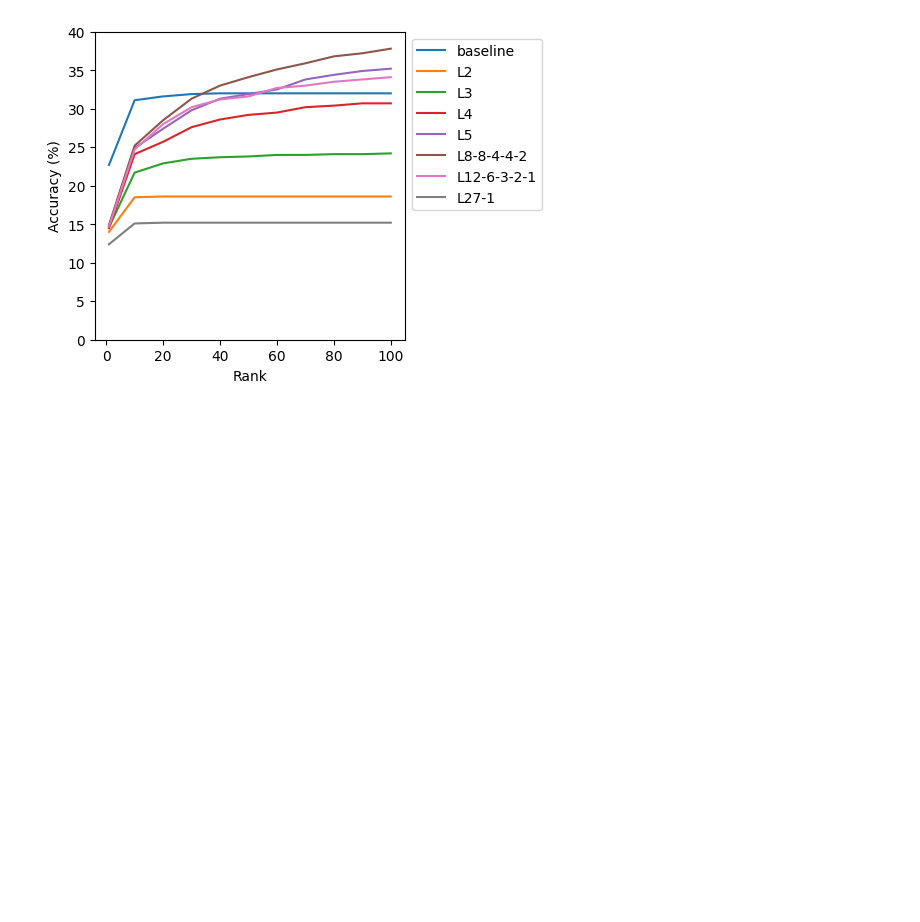
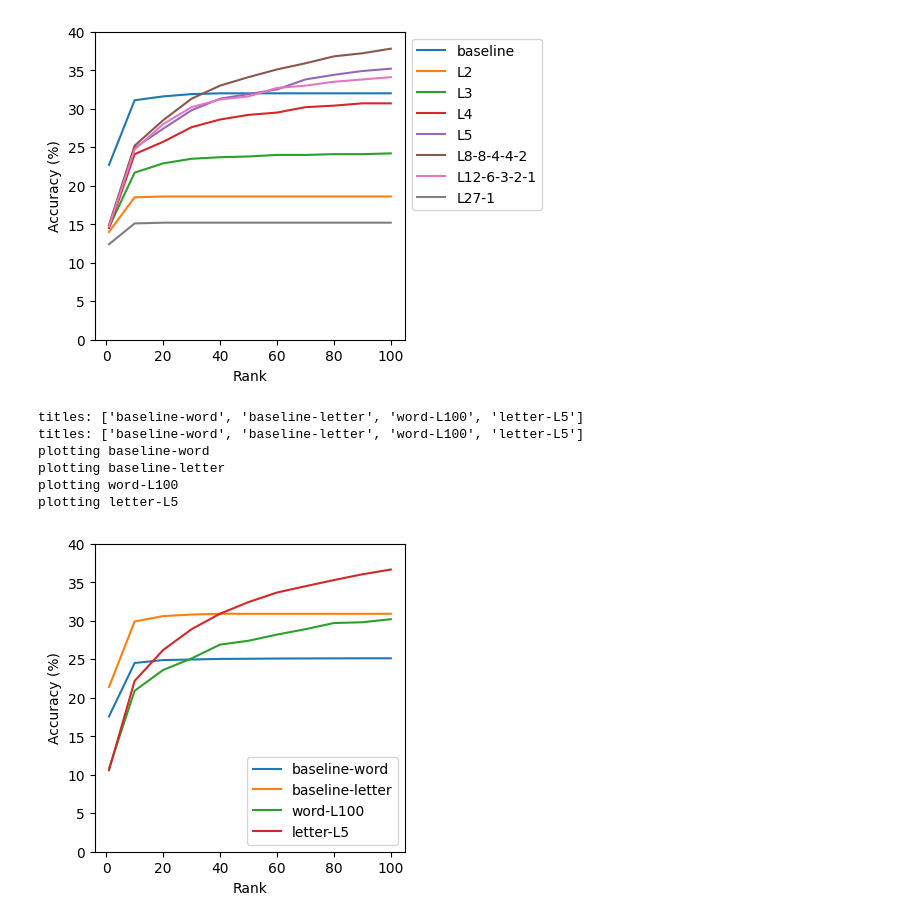
Before and after one commit to mike10004/csgy6953-fp1, a Jupyter notebook: dlfp/nb/figures.ipynb, the cells around one changed output. Cells and saved outputs as stored; diff of their text form; code cells hidden in the pictures; blank space fills up the shorter version.

Commit message:
report: add results

```diff
--- a/dlfp/nb/figures.ipynb
+++ b/dlfp/nb/figures.ipynb
@@ -182,7 +182,7 @@ class AccuracyLine(NamedTuple):
     title: str
     accuracies: dict[int, float]
 
-def parse_files(accuracy_file: Path, baseline_attempts_file: Path) -> list[AccuracyLine]:
+def parse_files(accuracy_file: Path, baseline_attempts_files: dict[str, Path]) -> list[AccuracyLine]:
     lines = []
     with open(accuracy_file, "r") as ifile:
         reader = csv.DictReader(ifile)
@@ -193,12 +193,21 @@ def parse_files(accuracy_file: Path, baseline_attempts_file: Path) -> list[Accur
             strat = row[STRAT_COL]
             accs = {int(rank):float(row[str(rank)]) for rank in ranks}
             lines.append(AccuracyLine(strat, accs))
-    baseline_result = measure_accuracy(baseline_attempts_file, ranks=ranks)
-    baseline = AccuracyLine("baseline", {rank:(baseline_result.rank_acc_count[rank] / baseline_result.attempt_count) for rank in ranks})
-    lines = [baseline] + lines
+    baselines = []
+    for baseline_name, baseline_attempts_file in baseline_attempts_files.items():
+        baseline_result = measure_accuracy(baseline_attempts_file, ranks=ranks)
+        baseline = AccuracyLine(baseline_name, baseline_result.to_proportions())
+        baselines.append(baseline)
+    lines = baselines + lines
     return lines
 
-def plot_lines(title: Optional[str], lines: list[AccuracyLine], titles: Collection[str] = None, ylim: tuple[float, float] = None, title_map: dict[str, str] = None):
+def plot_lines(title: Optional[str],
+               lines: list[AccuracyLine],
+               titles: Collection[str] = None,
+               ylim: tuple[float, float] = None,
+               title_map: dict[str, str] = None,
+               lmod_disabled: bool = False,
+               legend_place: Optional[str] = None):
     title_map = title_map or {}
     print("titles:", [line.title for line in lines])
     if titles:
@@ -222,9 +231,13 @@ def plot_lines(title: Optional[str], lines: list[AccuracyLine], titles: Collecti
             continue
         ranks = sorted(line.accuracies.keys())
         accs = [line.accuracies[rank] * 100.0 for rank in ranks]
-        label = line.title if line.title == "baseline" else f"L{title_map.get(line.title, line.title)}"
+        lmod = "" if lmod_disabled else "L"
+        label = line.title if line.title == "baseline" else f"{lmod}{title_map.get(line.title, line.title)}"
         ax.plot(ranks, accs, label=label)
-    ax.legend(loc="upper left", bbox_to_anchor=(1, 1))
+    if legend_place:
+        ax.legend(loc=legend_place)
+    else:
+        ax.legend(loc="upper left", bbox_to_anchor=(1, 1))
     plt.show()
 # %%
 
@@ -272,3 +285,29 @@ plotting 8-8-4-4-2
 plotting 12-6-3-2-1
 plotting 27-1
 [figure]
+# %%
+
+
+def show_test_results():
+    charmark_baseline_test_attempts_file = get_repo_root() / "evaluations" / "cs-attempts-charmark-test_r5678_s1000_t5-20240513-1727.csv"
+    onemark_baseline_test_attempts_file = get_repo_root() / "evaluations" / "cs-attempts-onemark-test_r5678_s10000-20240513-1810.csv"
+    onemark_model_attempts_file = get_repo_root() / "evaluations" / "onemark-checkpoint-epoch009_test_r5678_s10000_20240513-172043.csv"
+    charmark_model_attempts_file = get_repo_root() / "evaluations" / "charmark-checkpoint-epoch009_test_r5678_s1000_t5_20240513-172424.csv"
+    files_by_title = {
+        "baseline-word": onemark_baseline_test_attempts_file,
+        "baseline-letter": charmark_baseline_test_attempts_file,
+        "word-L100": charmark_model_attempts_file,
+        "letter-L5": onemark_model_attempts_file,
+    }
+    lines = [AccuracyLine(title, measure_accuracy(file).to_proportions()) for title, file in files_by_title.items()]
+    plot_lines(None, lines, ylim=(0,40), lmod_disabled=True, legend_place="lower right")
+
+show_test_results()
+# %% [output]
+titles: ['baseline-word', 'baseline-letter', 'word-L100', 'letter-L5']
+titles: ['baseline-word', 'baseline-letter', 'word-L100', 'letter-L5']
+plotting baseline-word
+plotting baseline-letter
+plotting word-L100
+plotting letter-L5
+[figure, added]
```
Also changed, not shown: parts of 2 cells of this notebook, 3 other files.
